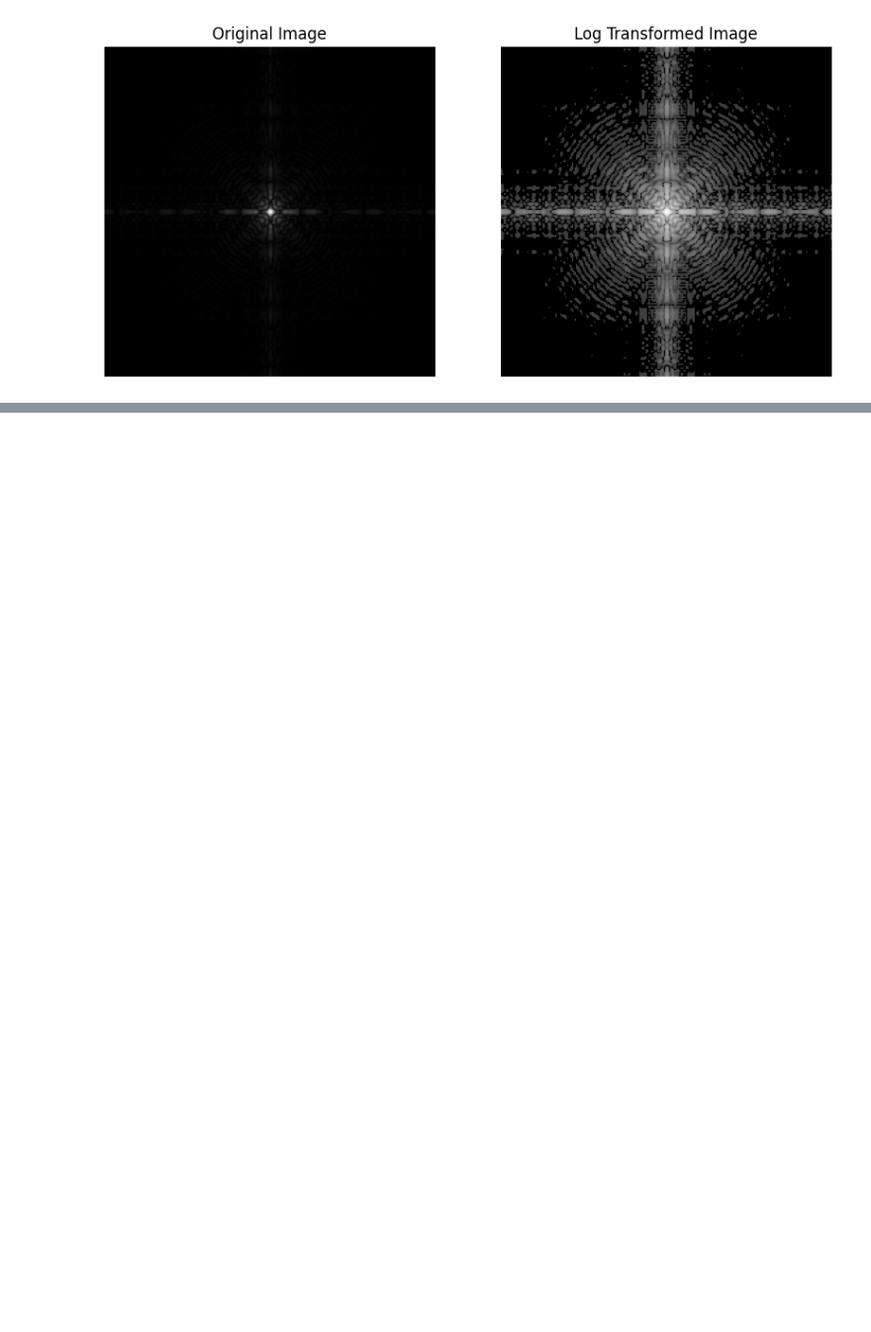
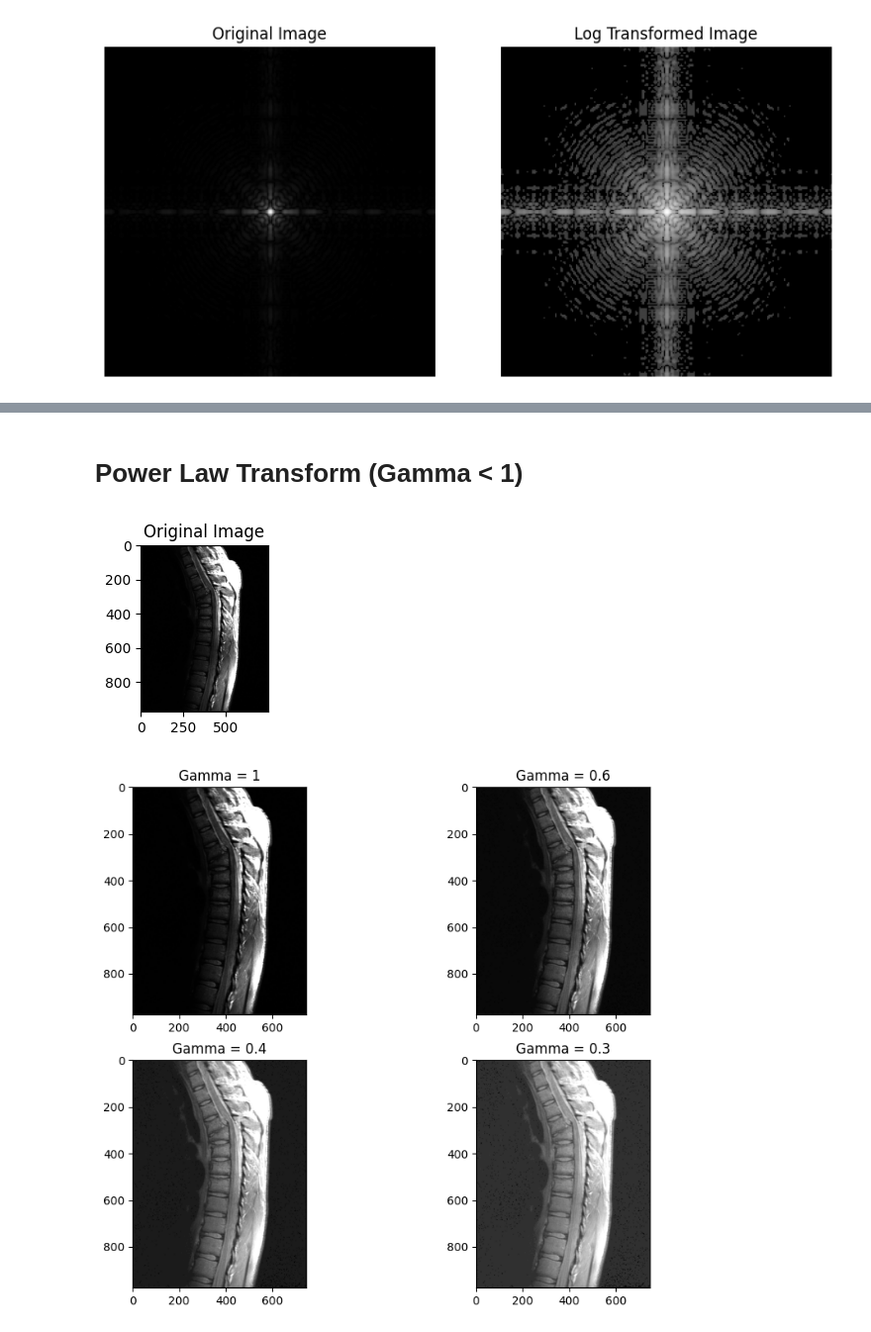
Before and after one commit to aayushthorat27/DIP_Codes, a Jupyter notebook: Exp2.ipynb, the cells around one changed output, grey strips where cells are left out. Shown at 99% size. Saved outputs shown, nothing was run; the diff lists cells and outputs as text; code cells hidden in the pictures; blank space fills up the shorter version.

```diff
--- a/Exp2.ipynb
+++ b/Exp2.ipynb
@@ -143,0 +117,20 @@ plt.show()
+# %% [markdown]
+# Power Law Transform (Gamma < 1)
+# %%
+
+power_law_below_1 = cv2.imread("Images/Fig0308(a)(fractured_spine).tif")
+
+gamma = [1, 0.6, 0.4, 0.3]
+# plt.figure(figsize=(10, 8))
+plt.subplot(2, 2, 1)
+plt.title('Original Image')
+plt.imshow(power_law_below_1, cmap='gray')
+plt.figure(figsize=(10, 8))
+for i in range(len(gamma)):
+    power_law_transformed = np.uint8(255 * (power_law_below_1 / 255) ** gamma[i])
+    plt.subplot(2, 2, i+1)
+    plt.title(f'Gamma = {gamma[i]}')
+    plt.imshow(power_law_transformed, cmap='gray')
+# %% [output]
+[figure, added]
+[figure, added]
```
Also changed, not shown: parts of 11 cells of this notebook, 4 other files.
